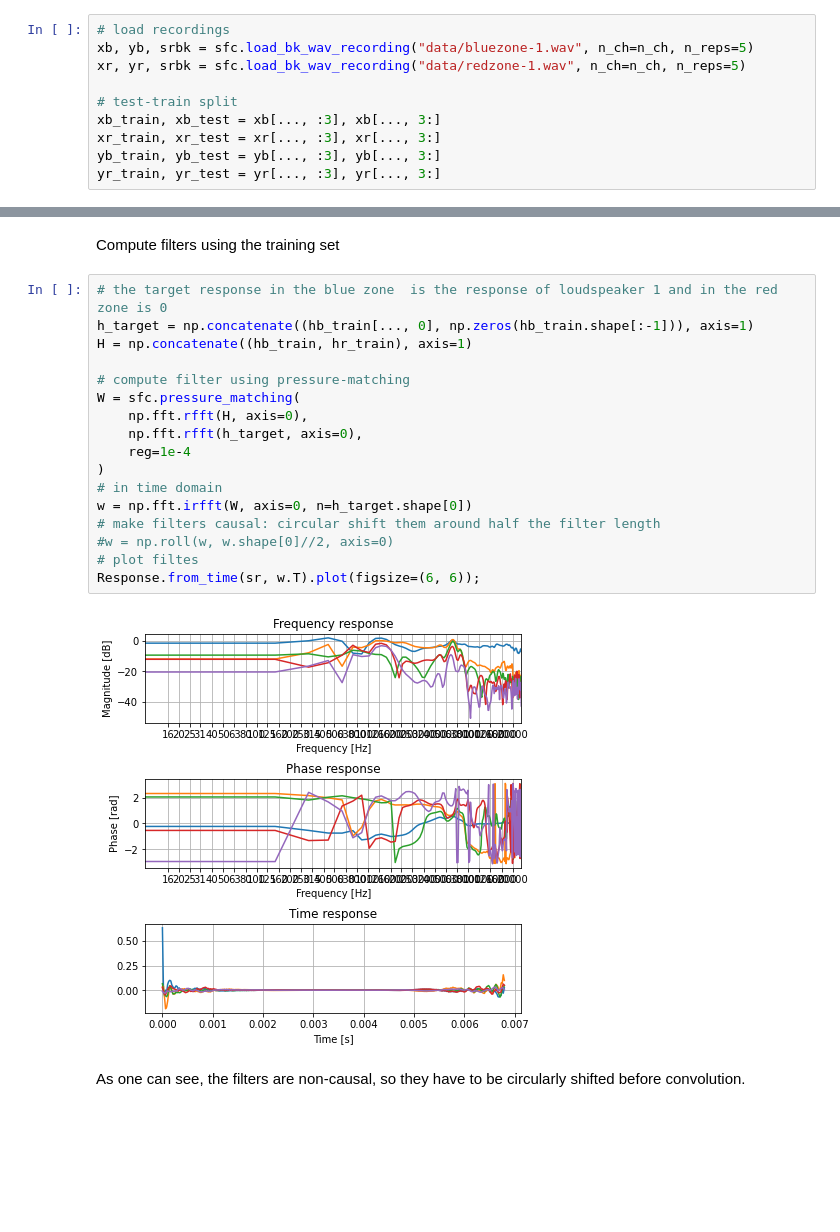
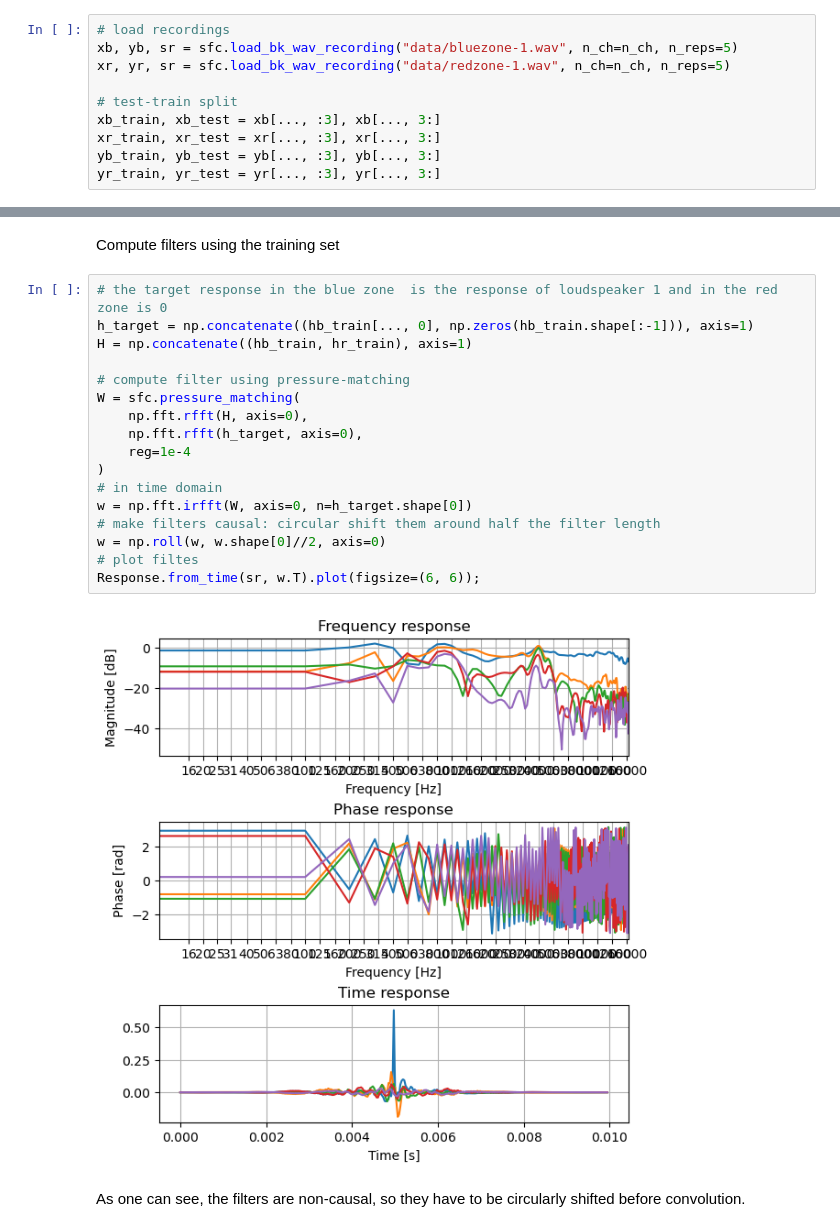
Before and after one commit to dtu-act/intro-to-sfc-experiments, a Jupyter notebook: intro to sfc experiments.ipynb, the cells around one changed output, grey strips where cells are left out. Saved outputs shown, nothing was run; the diff lists cells and outputs as text; blank space fills up the shorter version.

```diff
--- a/intro to sfc experiments.ipynb
+++ b/intro to sfc experiments.ipynb
@@ -429,8 +432,8 @@ NOTE: When I did these experiments there was a lot of humming noise on the refer
 We again split our data in test and training sets. I split here only the repetitions, but one should also split the microphone locations into two sets to test generalizability properly.
 # %%
 # load recordings
-xb, yb, srbk = sfc.load_bk_wav_recording("data/bluezone-1.wav", n_ch=n_ch, n_reps=5)
-xr, yr, srbk = sfc.load_bk_wav_recording("data/redzone-1.wav", n_ch=n_ch, n_reps=5)
+xb, yb, sr = sfc.load_bk_wav_recording("data/bluezone-1.wav", n_ch=n_ch, n_reps=5)
+xr, yr, sr = sfc.load_bk_wav_recording("data/redzone-1.wav", n_ch=n_ch, n_reps=5)
 
 # test-train split
 xb_train, xb_test = xb[..., :3], xb[..., 3:]
@@ -481,22 +484,22 @@ Compute filters using the training set
 # %%
 # the target response in the blue zone  is the response of loudspeaker 1 and in the red zone is 0
 h_target = np.concatenate((hb_train[..., 0], np.zeros(hb_train.shape[:-1])), axis=1)
 H = np.concatenate((hb_train, hr_train), axis=1)
 
 # compute filter using pressure-matching
 W = sfc.pressure_matching(
     np.fft.rfft(H, axis=0),
     np.fft.rfft(h_target, axis=0),
     reg=1e-4
 )
 # in time domain
 w = np.fft.irfft(W, axis=0, n=h_target.shape[0])
 # make filters causal: circular shift them around half the filter length
-#w = np.roll(w, w.shape[0]//2, axis=0)
+w = np.roll(w, w.shape[0]//2, axis=0)
 # plot filtes
 Response.from_time(sr, w.T).plot(figsize=(6, 6));
 # %% [output]
-[figure, old version]
+[figure, new version]
 # %% [markdown]
 As one can see, the filters are non-causal, so they have to be circularly shifted before convolution.
 # %% [markdown]
```
Also changed, not shown: parts of 4 cells of this notebook.
